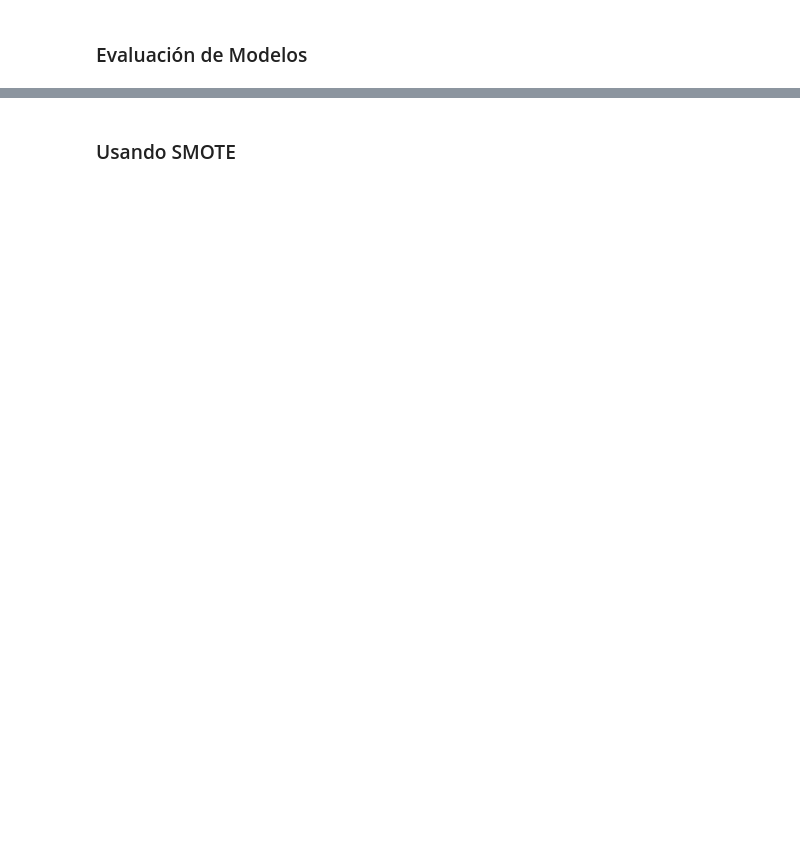
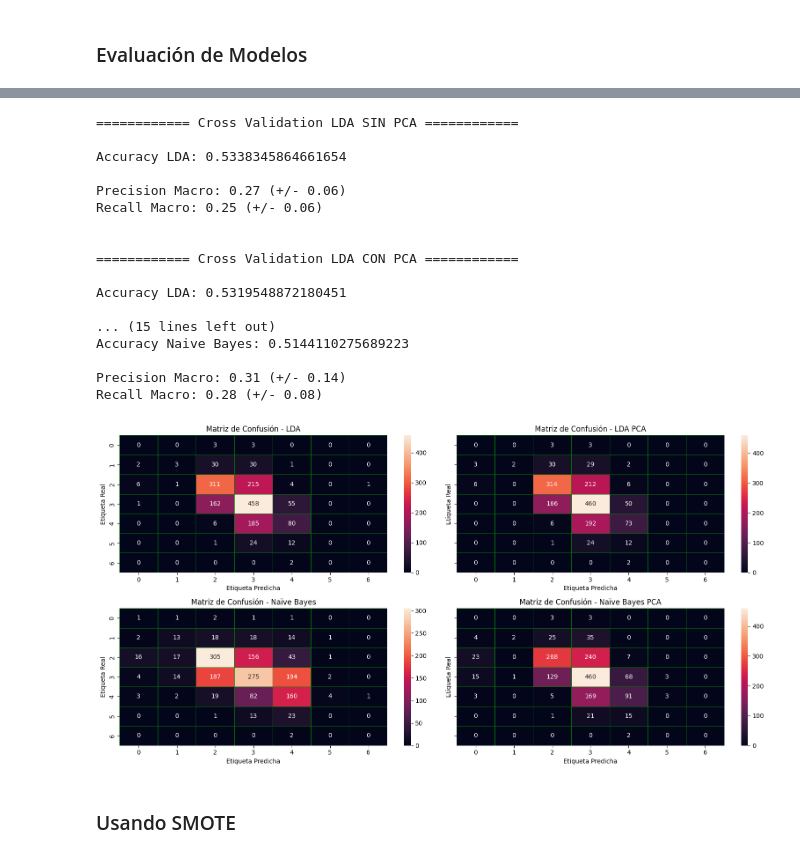
Before and after one commit to Andres-jp/wine_analyis, a Jupyter notebook: wine_data_analysis.ipynb, the cells around one changed output, grey strips where cells are left out. Drawn from its saved outputs; the diff is of its cells as text; code cells hidden in the pictures; blank space fills up the shorter version.

```diff
--- a/wine_data_analysis.ipynb
+++ b/wine_data_analysis.ipynb
@@ -214,3 +196,80 @@ Accuracy Naive Bayes: 0.4718045112781955
+# %%
+
+mlda_pca = confusion_matrix(y_test_pca, y_pred_lda_pca)
+mlda = confusion_matrix(y_test, y_pred_lda)
+mbayes_pca = confusion_matrix(y_test_pca, y_pred_gnb_pca)
+mbayes = confusion_matrix(y_test, y_pred_gnb)
+
+fig, ax = plt.subplots(2, 2, figsize=(16, 8),sharey=True)
+ax = ax.flatten()
+
+sns.heatmap(mlda,annot = True,linewidths=0.5,linecolor="green",fmt = ".0f",ax=ax[0])
+ax[0].set_title('Matriz de Confusión - LDA')
+ax[0].set_xlabel('Etiqueta Predicha')
+ax[0].set_ylabel('Etiqueta Real')
+
+sns.heatmap(mlda_pca,annot = True,linewidths=0.5,linecolor="green",fmt = ".0f",ax=ax[1])
+ax[1].set_title('Matriz de Confusión - LDA PCA')
+ax[1].set_xlabel('Etiqueta Predicha')
+ax[1].set_ylabel('Etiqueta Real')
+
+sns.heatmap(mbayes,annot = True,linewidths=0.5,linecolor="green",fmt = ".0f",ax=ax[2])
+ax[2].set_title('Matriz de Confusión - Naïve Bayes')
+ax[2].set_xlabel('Etiqueta Predicha')
+ax[2].set_ylabel('Etiqueta Real')
+
+sns.heatmap(mbayes_pca,annot = True,linewidths=0.5,linecolor="green",fmt = ".0f",ax=ax[3])
+ax[3].set_title('Matriz de Confusión - Naïve Bayes PCA')
+ax[3].set_xlabel('Etiqueta Predicha')
+ax[3].set_ylabel('Etiqueta Real')
+
+scores_metrics = ['precision_macro', 'recall_macro']
+
+print("\n\n============ Cross Validation LDA SIN PCA ============\n")
+print("Accuracy LDA:", accuracy_score(y_test, y_pred_lda))
+cv_results = cross_validate(lda, X_train, y_train, cv=5, scoring=scores_metrics)
+print("\nPrecision Macro: %0.2f (+/- %0.2f)" % (cv_results['test_precision_macro'].mean(), cv_results['test_precision_macro'].std() * 2))
+print("Recall Macro: %0.2f (+/- %0.2f)" % (cv_results['test_recall_macro'].mean(), cv_results['test_recall_macro'].std() * 2))
+
+print("\n\n============ Cross Validation LDA CON PCA ============\n")
+print("Accuracy LDA:", accuracy_score(y_test_pca, y_pred_lda_pca))
+cv_results = cross_validate(lda_pca, X_train_pca, y_train_pca, cv=5, scoring=scores_metrics)
+print("\nPrecision Macro: %0.2f (+/- %0.2f)" % (cv_results['test_precision_macro'].mean(), cv_results['test_precision_macro'].std() * 2))
+print("Recall Macro: %0.2f (+/- %0.2f)" % (cv_results['test_recall_macro'].mean(), cv_results['test_recall_macro'].std() * 2))
+
+print("\n\n============ Cross Validation Naive Bayes SIN PCA ============\n")
+print("\nAccuracy Naive Bayes:", accuracy_score(y_test, y_pred_gnb))
+cv_results = cross_validate(gnb, X_train, y_train, cv=5, scoring=scores_metrics)
+print("\nPrecision Macro: %0.2f (+/- %0.2f)" % (cv_results['test_precision_macro'].mean(), cv_results['test_precision_macro'].std() * 2))
+print("Recall Macro: %0.2f (+/- %0.2f)" % (cv_results['test_recall_macro'].mean(), cv_results['test_recall_macro'].std() * 2))
+
+print("\n\n============ Cross Validation Naive Bayes CON PCA ============\n")
+print("Accuracy Naive Bayes:", accuracy_score(y_test_pca, y_pred_gnb_pca))
+cv_results = cross_validate(gnb_pca, X_train_pca, y_train_pca, cv=5, scoring=scores_metrics)
+print("\nPrecision Macro: %0.2f (+/- %0.2f)" % (cv_results['test_precision_macro'].mean(), cv_results['test_precision_macro'].std() * 2))
+print("Recall Macro: %0.2f (+/- %0.2f)" % (cv_results['test_recall_macro'].mean(), cv_results['test_recall_macro'].std() * 2))
+
+plt.tight_layout()
+plt.show()
+# %% [output]
+============ Cross Validation LDA SIN PCA ============
+
+Accuracy LDA: 0.5338345864661654
+
+Precision Macro: 0.27 (+/- 0.06)
+Recall Macro: 0.25 (+/- 0.06)
+
+
+============ Cross Validation LDA CON PCA ============
+
+Accuracy LDA: 0.5319548872180451
+
+... (15 lines left out)
+Accuracy Naive Bayes: 0.5144110275689223
+
+Precision Macro: 0.31 (+/- 0.14)
+Recall Macro: 0.28 (+/- 0.08)
+[figure, added]
 # %% [markdown]
 ### Usando SMOTE
 # %%
```
Also changed, not shown: parts of 12 cells of this notebook, 2 other files.
